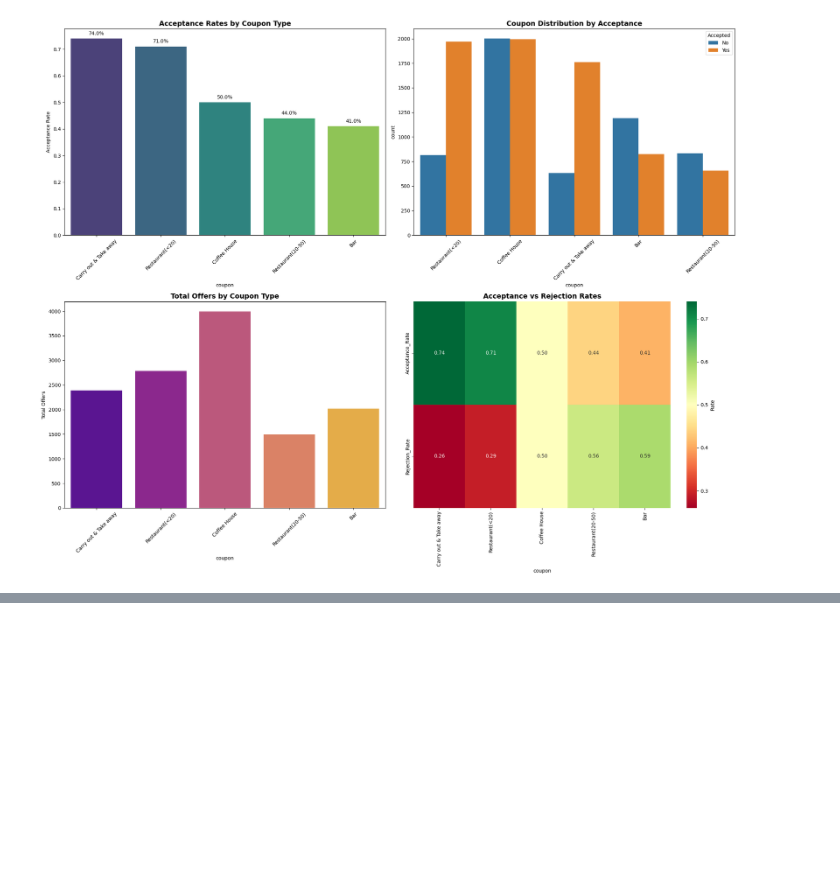
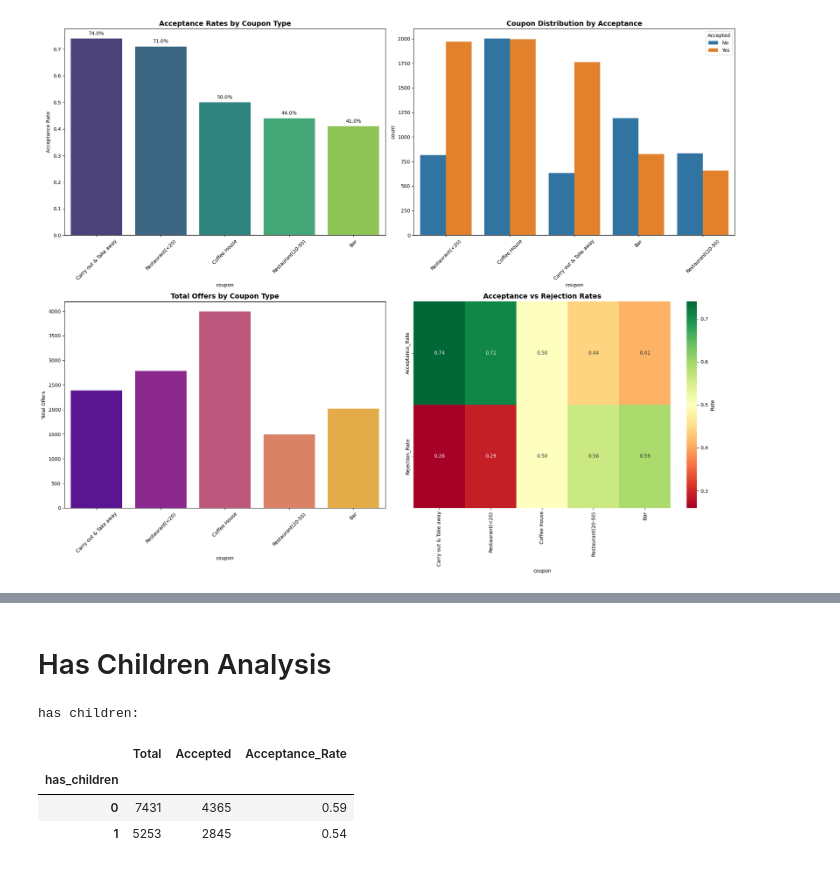
Before and after one commit to ricochetventures/coupon, a Jupyter notebook: coupon_acceptance_analysis.ipynb, the cells around one changed output, grey strips where cells are left out. Saved outputs shown, nothing was run; the diff lists cells and outputs as text; code cells hidden in the pictures; blank space fills up the shorter version.

```diff
--- a/coupon_acceptance_analysis.ipynb
+++ b/coupon_acceptance_analysis.ipynb
@@ -239,0 +409,12 @@ Worst Performing: Bar (41.0%)
+# %% [markdown]
+# Has Children Analysis
+# %%
+print("has children:")
+children_analysis = analyze_demographic('has_children')
+display(children_analysis)
+# %% [output]
+has children:
+|  | Total | Accepted | Acceptance_Rate |
+| has_children |  |  |  |
+| 0 | 7431 | 4365 | 0.59 |
+| 1 | 5253 | 2845 | 0.54 |
```
Also changed, not shown: parts of 6 cells of this notebook.
